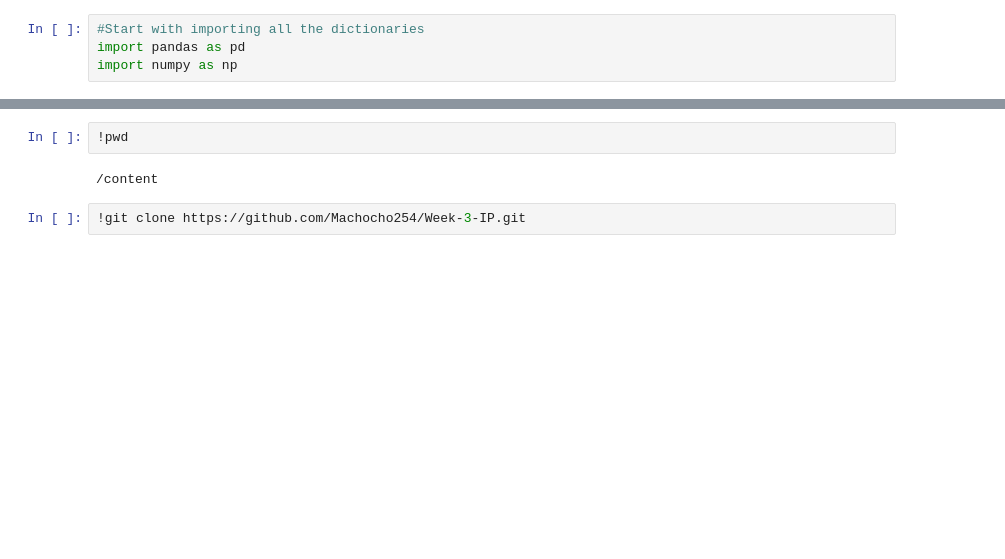
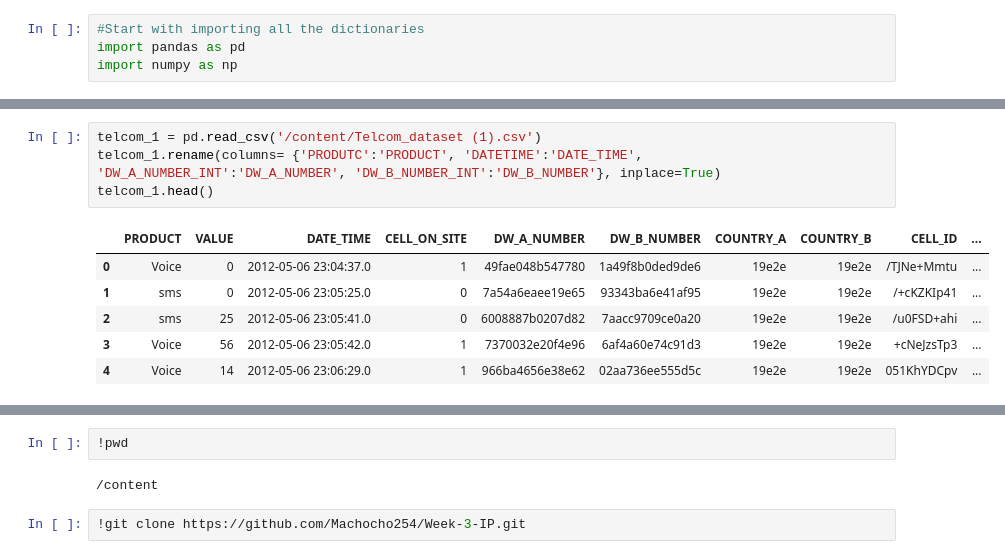
Before and after one commit to 254-collab/Week-3-IP, a Jupyter notebook: Moringa_Data_Science_Prep_W3_Independent_Project_2019_07_Machocho_Mengo_Python.ipynb, the cells around one changed output, grey strips where cells are left out. Drawn from its saved outputs; the diff is of its cells as text; blank space fills up the shorter version.

```diff
--- a/Moringa_Data_Science_Prep_W3_Independent_Project_2019_07_Machocho_Mengo_Python.ipynb
+++ b/Moringa_Data_Science_Prep_W3_Independent_Project_2019_07_Machocho_Mengo_Python.ipynb
@@ -8,0 +80,11 @@ import numpy as np
+# %%
+telcom_1 = pd.read_csv('/content/Telcom_dataset (1).csv')
+telcom_1.rename(columns= {'PRODUTC':'PRODUCT', 'DATETIME':'DATE_TIME', 'DW_A_NUMBER_INT':'DW_A_NUMBER', 'DW_B_NUMBER_INT':'DW_B_NUMBER'}, inplace=True)
+telcom_1.head()
+# %% [output]
+|  | PRODUCT | VALUE | DATE_TIME | CELL_ON_SITE | DW_A_NUMBER | DW_B_NUMBER | COUNTRY_A | COUNTRY_B | CELL_ID | ... |
+| 0 | Voice | 0 | 2012-05-06 23:04:37.0 | 1 | 49fae048b547780 | 1a49f8b0ded9de6 | 19e2e | 19e2e | /TJNe+Mmtu | ... |
+| 1 | sms | 0 | 2012-05-06 23:05:25.0 | 0 | 7a54a6eaee19e65 | 93343ba6e41af95 | 19e2e | 19e2e | /+cKZKIp41 | ... |
+| 2 | sms | 25 | 2012-05-06 23:05:41.0 | 0 | 6008887b0207d82 | 7aacc9709ce0a20 | 19e2e | 19e2e | /u0FSD+ahi | ... |
+| 3 | Voice | 56 | 2012-05-06 23:05:42.0 | 1 | 7370032e20f4e96 | 6af4a60e74c91d3 | 19e2e | 19e2e | +cNeJzsTp3 | ... |
+| 4 | Voice | 14 | 2012-05-06 23:06:29.0 | 1 | 966ba4656e38e62 | 02aa736ee555d5c | 19e2e | 19e2e | 051KhYDCpv | ... |
```
Also changed, not shown: parts of 42 cells of this notebook.
